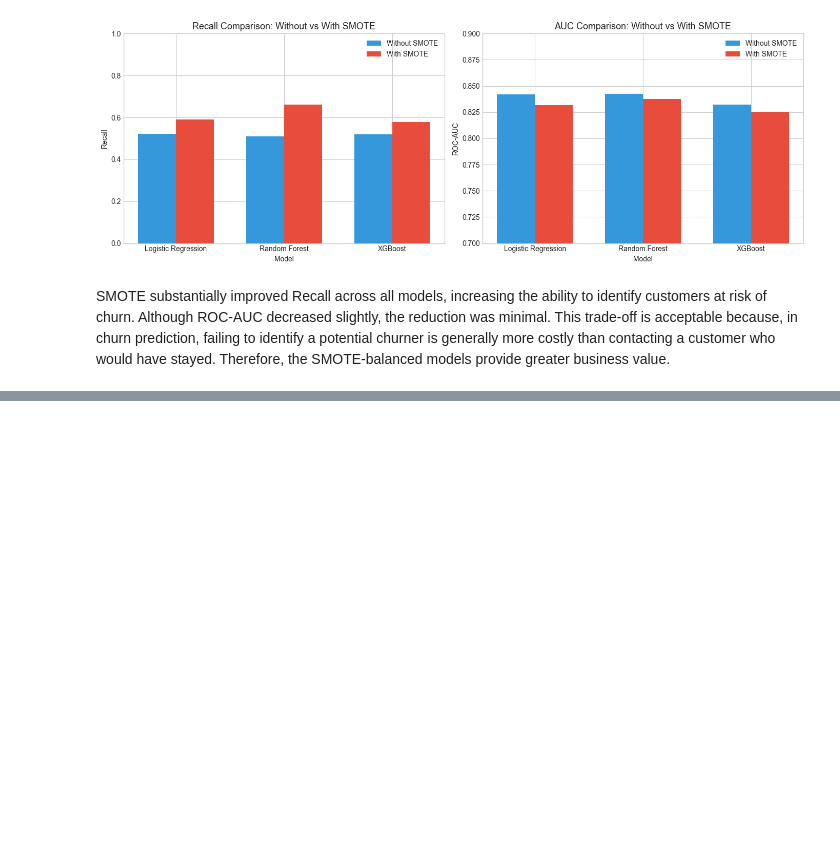
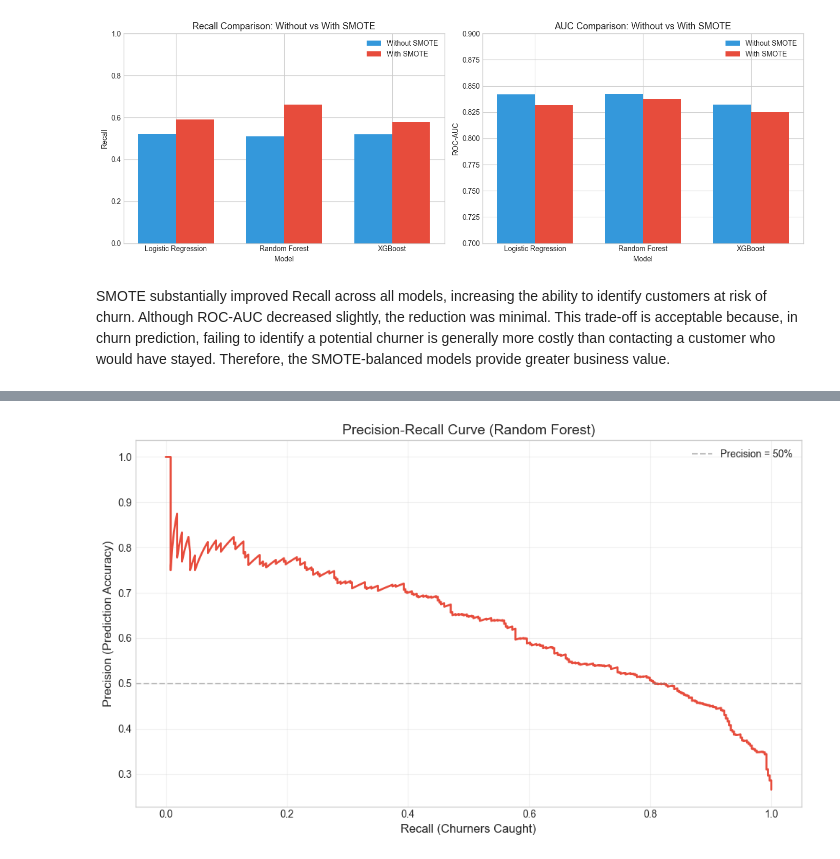
Before and after one commit to mariamTsintsadze/telecom-customer-churn-prediction, a Jupyter notebook: Telco_Customer_Churn_Analysis.ipynb, the cells around one changed output, grey strips where cells are left out. Cells and saved outputs as stored; diff of their text form; code cells hidden in the pictures; blank space fills up the shorter version.

```diff
--- a/Telco_Customer_Churn_Analysis.ipynb
+++ b/Telco_Customer_Churn_Analysis.ipynb
@@ -1361,0 +1756,16 @@ SMOTE substantially improved Recall across all models, increasing the ability to
+# %%
+precision_vals, recall_vals, thresholds_pr = precision_recall_curve(y_test, rf_prob)
+
+plt.figure(figsize=(10, 6))
+plt.plot(recall_vals, precision_vals, linewidth=2, color='#e74c3c')
+plt.xlabel('Recall (Churners Caught)', fontsize=12)
+plt.ylabel('Precision (Prediction Accuracy)', fontsize=12)
+plt.title('Precision-Recall Curve (Random Forest)', fontsize=14)
+plt.grid(True, alpha=0.3)
+plt.axhline(y=0.5, color='gray', linestyle='--', alpha=0.5, label='Precision = 50%')
+plt.legend()
+plt.tight_layout()
+plt.savefig('precision_recall_curve.png', dpi=150, bbox_inches='tight')
+plt.show()
+# %% [output]
+[figure, added]
```
Also changed, not shown: parts of 26 cells of this notebook.
